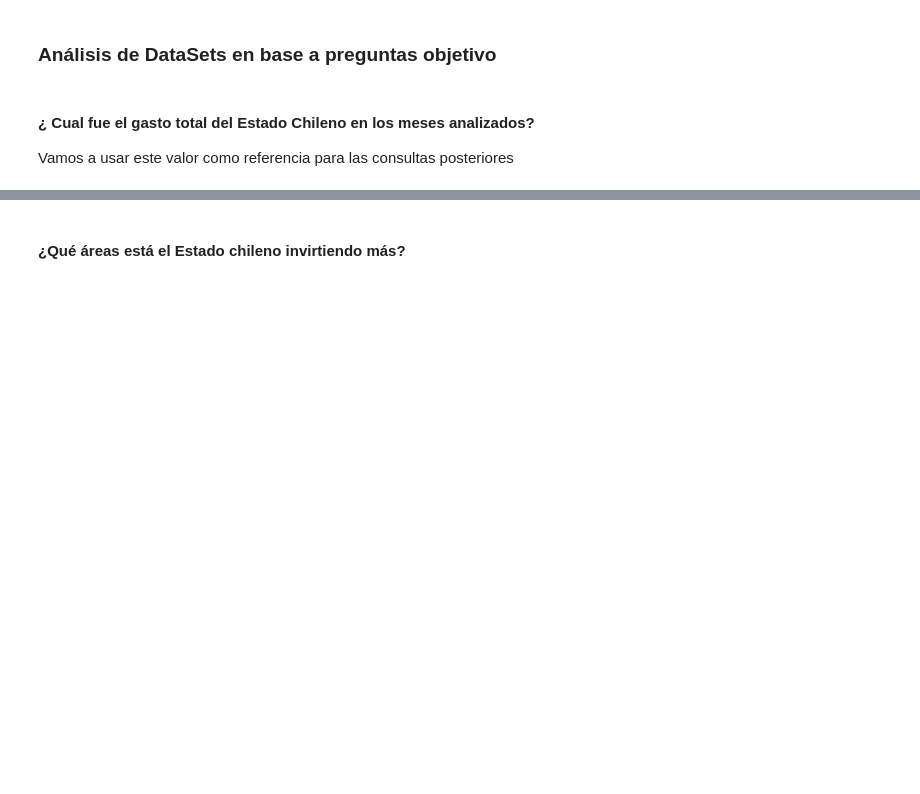
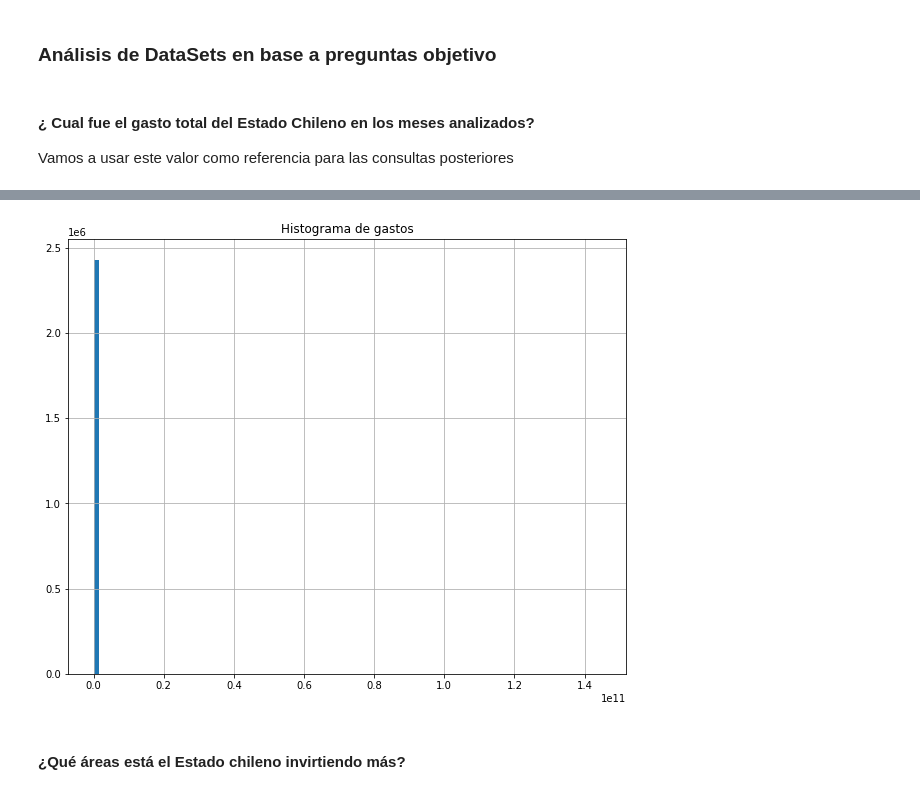
Before and after one commit to FranRossi/Big-Data-Project, a Jupyter notebook: Obligatorio_Francisco_Rossi_Ivan_Monjardin.ipynb, the cells around one changed output, grey strips where cells are left out. Saved outputs shown, nothing was run; the diff lists cells and outputs as text; code cells hidden in the pictures; blank space fills up the shorter version.

```diff
--- a/Obligatorio_Francisco_Rossi_Ivan_Monjardin.ipynb
+++ b/Obligatorio_Francisco_Rossi_Ivan_Monjardin.ipynb
@@ -416,0 +445,3 @@ df.select(sum(col("MontoTotalOC_PesosChilenos")).alias("Total Gastos")).withColu
+# %%
+df_solo_gastos = df.select(col("MontoTotalOC_PesosChilenos")).alias("Total Gastos")
+df_solo_gastos.show()
@@ -416,0 +466,9 @@ df.select(sum(col("MontoTotalOC_PesosChilenos")).alias("Total Gastos")).withColu
+# %%
+df_solo_gastosPD = df_solo_gastos.toPandas()
+# %%
+# Show an histogram with the diferent values of dataframe df_solo_gastosPD
+df_solo_gastosPD.hist(figsize=(10, 8),bins=100)
+plt.title('Histograma de gastos')
+plt.show()
+# %% [output]
+[figure, added]
```
Also changed, not shown: parts of 31 cells of this notebook.
